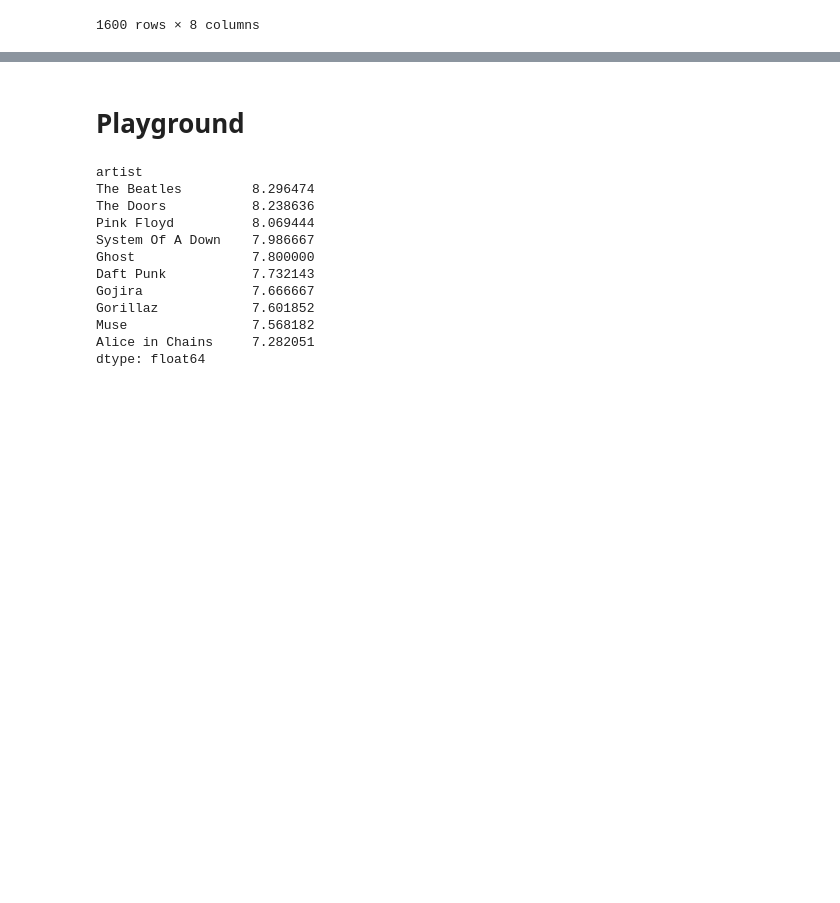
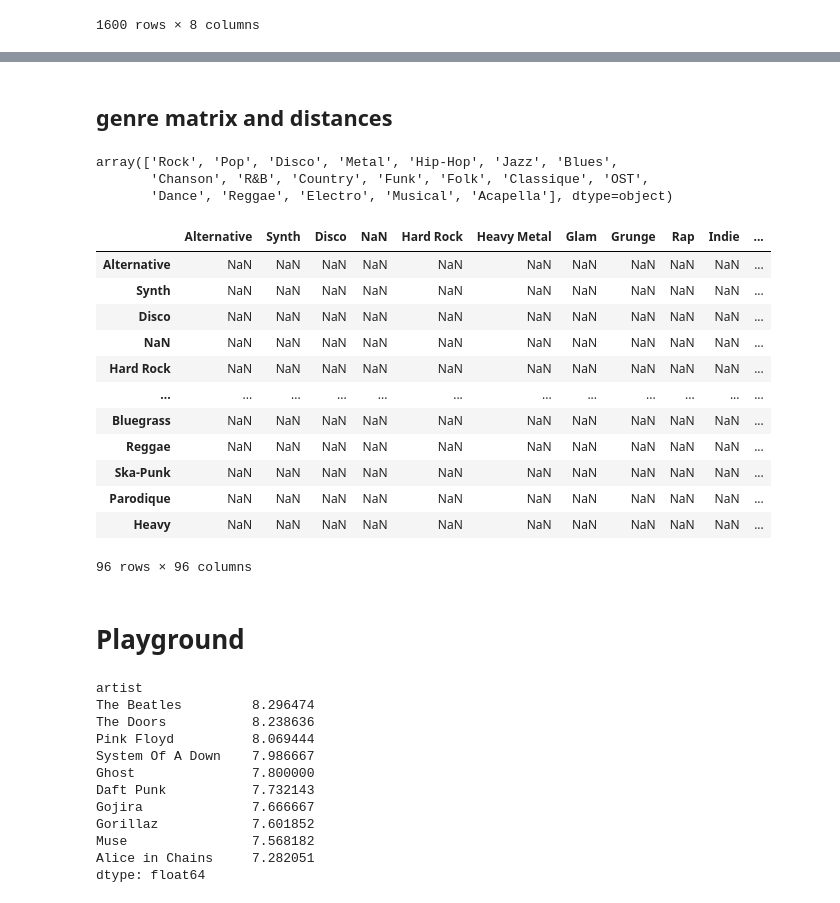
Before and after one commit to QuVil/mon-bot-le-dj, a Jupyter notebook: prototyping/prototyping.ipynb, the cells around one changed output, grey strips where cells are left out. Drawn from its saved outputs; the diff is of its cells as text; code cells hidden in the pictures; blank space fills up the shorter version.

```diff
--- a/prototyping/prototyping.ipynb
+++ b/prototyping/prototyping.ipynb
@@ -274,5 +183,0 @@ Name: mean, dtype: float64
-# %%
-# Default pandas ranking
-for i in range (5, data.columns.size):
-    data[data.columns[i]] = data[data.columns[i]].rank()
-data
@@ -293,3 +184,32 @@ data
+# %% [markdown]
+## genre matrix and distances
+# %%
+genres_list = data.reset_index()[["genre", "sub_genre"]]
+genres = genres_list["genre"].unique()
+sub_genres = genres_list["sub_genre"].unique()
+genres
+# %% [output]
+array(['Rock', 'Pop', 'Disco', 'Metal', 'Hip-Hop', 'Jazz', 'Blues',
+       'Chanson', 'R&B', 'Country', 'Funk', 'Folk', 'Classique', 'OST',
+       'Dance', 'Reggae', 'Electro', 'Musical', 'Acapella'], dtype=object)
+# %%
+test = pd.DataFrame(columns=sub_genres)
+test = test.reindex(test.index.tolist() + list(sub_genres))
+test
+# %% [output]
+|  | Alternative | Synth | Disco | NaN | Hard Rock | Heavy Metal | Glam | Grunge | Rap | Indie | ... |
+| Alternative | NaN | NaN | NaN | NaN | NaN | NaN | NaN | NaN | NaN | NaN | ... |
+| Synth | NaN | NaN | NaN | NaN | NaN | NaN | NaN | NaN | NaN | NaN | ... |
+| Disco | NaN | NaN | NaN | NaN | NaN | NaN | NaN | NaN | NaN | NaN | ... |
+| NaN | NaN | NaN | NaN | NaN | NaN | NaN | NaN | NaN | NaN | NaN | ... |
+| Hard Rock | NaN | NaN | NaN | NaN | NaN | NaN | NaN | NaN | NaN | NaN | ... |
+| ... | ... | ... | ... | ... | ... | ... | ... | ... | ... | ... | ... |
+| Bluegrass | NaN | NaN | NaN | NaN | NaN | NaN | NaN | NaN | NaN | NaN | ... |
+| Reggae | NaN | NaN | NaN | NaN | NaN | NaN | NaN | NaN | NaN | NaN | ... |
+| Ska-Punk | NaN | NaN | NaN | NaN | NaN | NaN | NaN | NaN | NaN | NaN | ... |
+| Parodique | NaN | NaN | NaN | NaN | NaN | NaN | NaN | NaN | NaN | NaN | ... |
+| Heavy | NaN | NaN | NaN | NaN | NaN | NaN | NaN | NaN | NaN | NaN | ... |
+96 rows × 96 columns
 # %% [markdown]
 # Playground
 # %%
```
Also changed, not shown: parts of 9 cells of this notebook, 2 other files.
